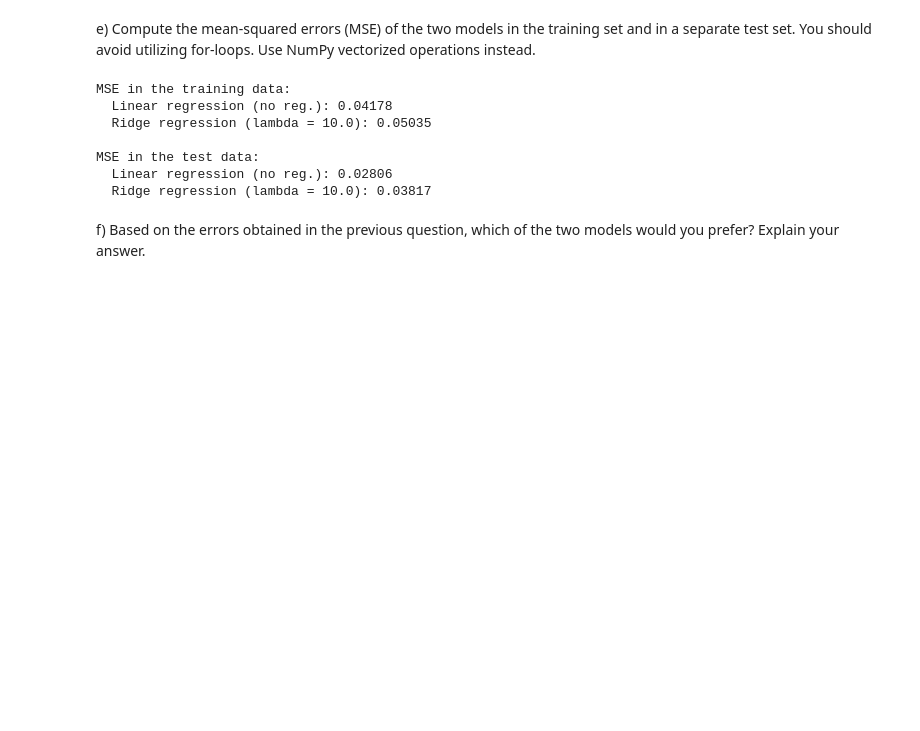
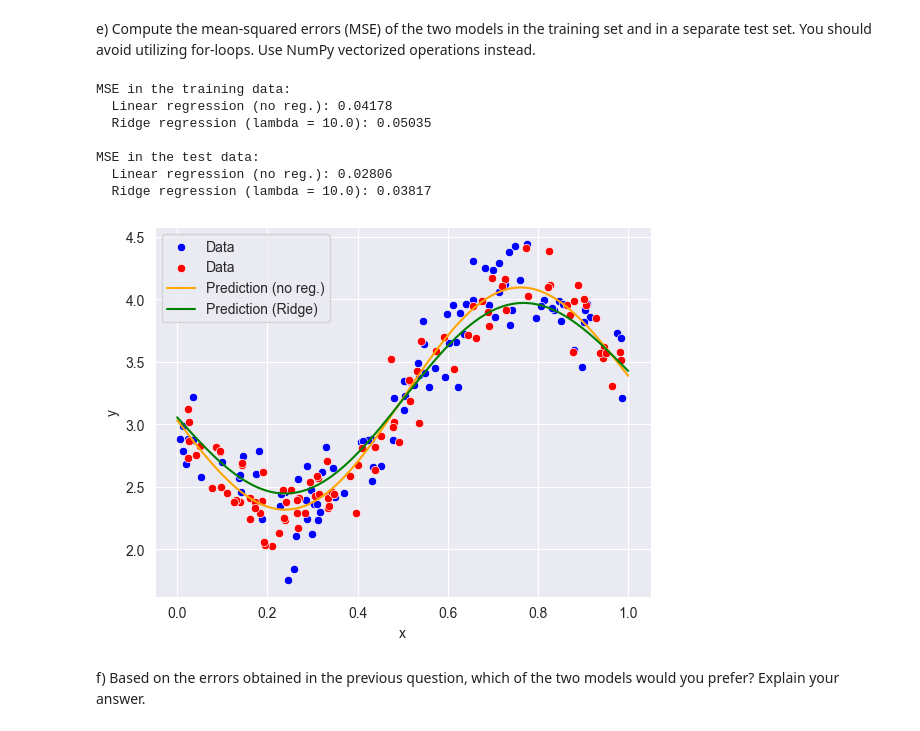
Before and after one commit to thiagokalid/UC-Aprendizagem-Computacional, a Jupyter notebook: assignment_01/Assignment1.ipynb, the cells around one changed output. Drawn from its saved outputs; the diff is of its cells as text; code cells hidden in the pictures; blank space fills up the shorter version.

```diff
--- a/assignment_01/Assignment1.ipynb
+++ b/assignment_01/Assignment1.ipynb
@@ -292,6 +292,29 @@ MSE in the training data:
 MSE in the test data:
   Linear regression (no reg.): 0.02806
   Ridge regression (lambda = 10.0): 0.03817
+# %%
+# create a scatterplot for the data
+sns.scatterplot(x=inputs, y=targets, color="blue", label='Data')
+sns.scatterplot(x=inputs_test, y=targets_test, color="red", label='Data')
+
+# compute the predictions of the two models
+x = np.linspace(0, 1, 1000)
+y_pred = theta[0] + theta[1] * x + theta[2] * x**2 + theta[3] * np.sin(2*np.pi * x)
+y_pred_ridge = theta_ridge[0] + theta_ridge[1] * x + theta_ridge[2] * x**2 + theta_ridge[3] * np.sin(2*np.pi * x)
+
+# create a lineplot for each of the predicted models
+sns.lineplot(x=x, y=y_pred, color="orange", label='Prediction (no reg.)')
+sns.lineplot(x=x, y=y_pred_ridge, color="green", label='Prediction (Ridge)')
+
+# label your axes and add a legend
+plt.xlabel('x')
+plt.ylabel('y')
+plt.legend()
+
+# show the plot
+plt.show()
+# %% [output]
+[figure, added]
 # %% [markdown]
 f) Based on the errors obtained in the previous question, which of the two models would you prefer? Explain your answer.
 # %% [markdown]
```
Also changed, not shown: parts of 2 cells of this notebook, 4 other files.
